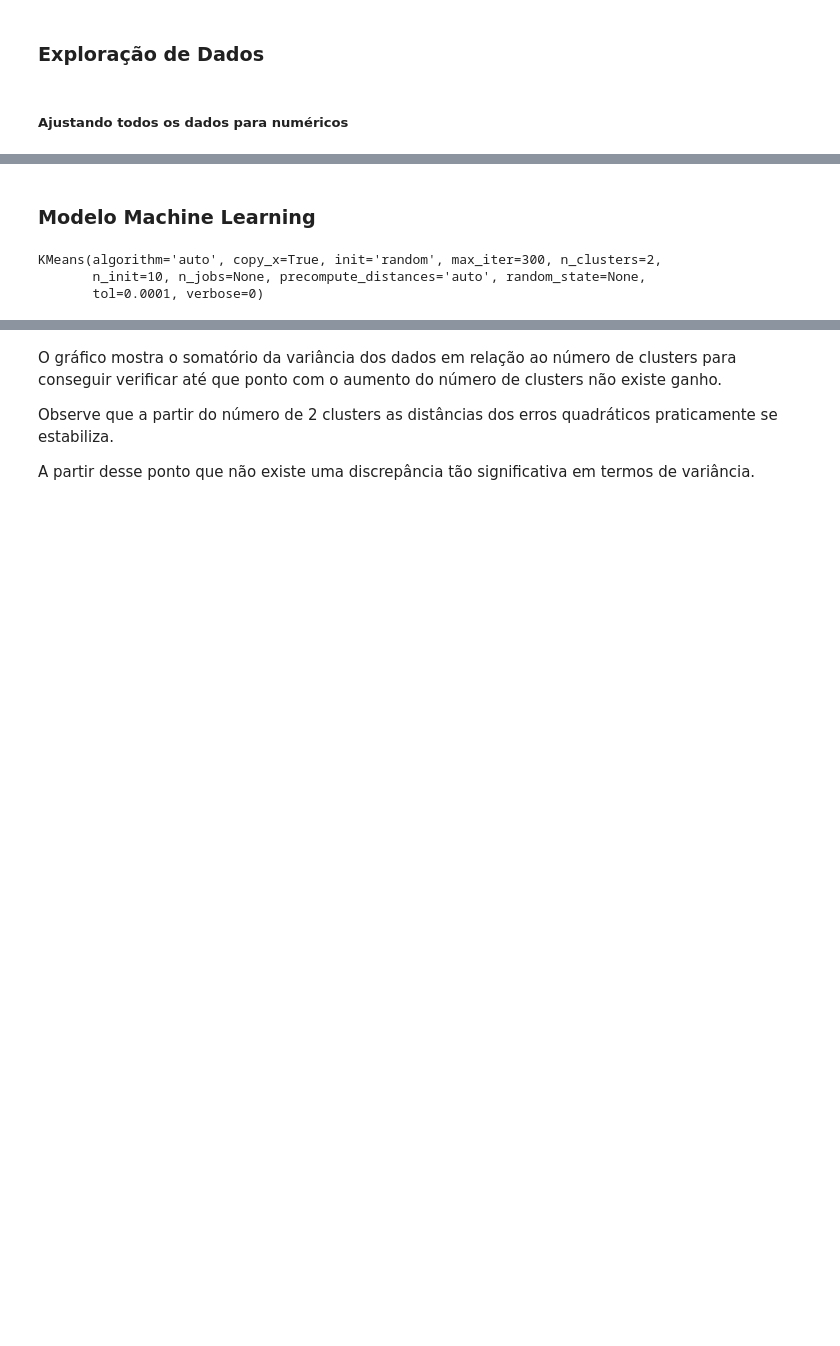
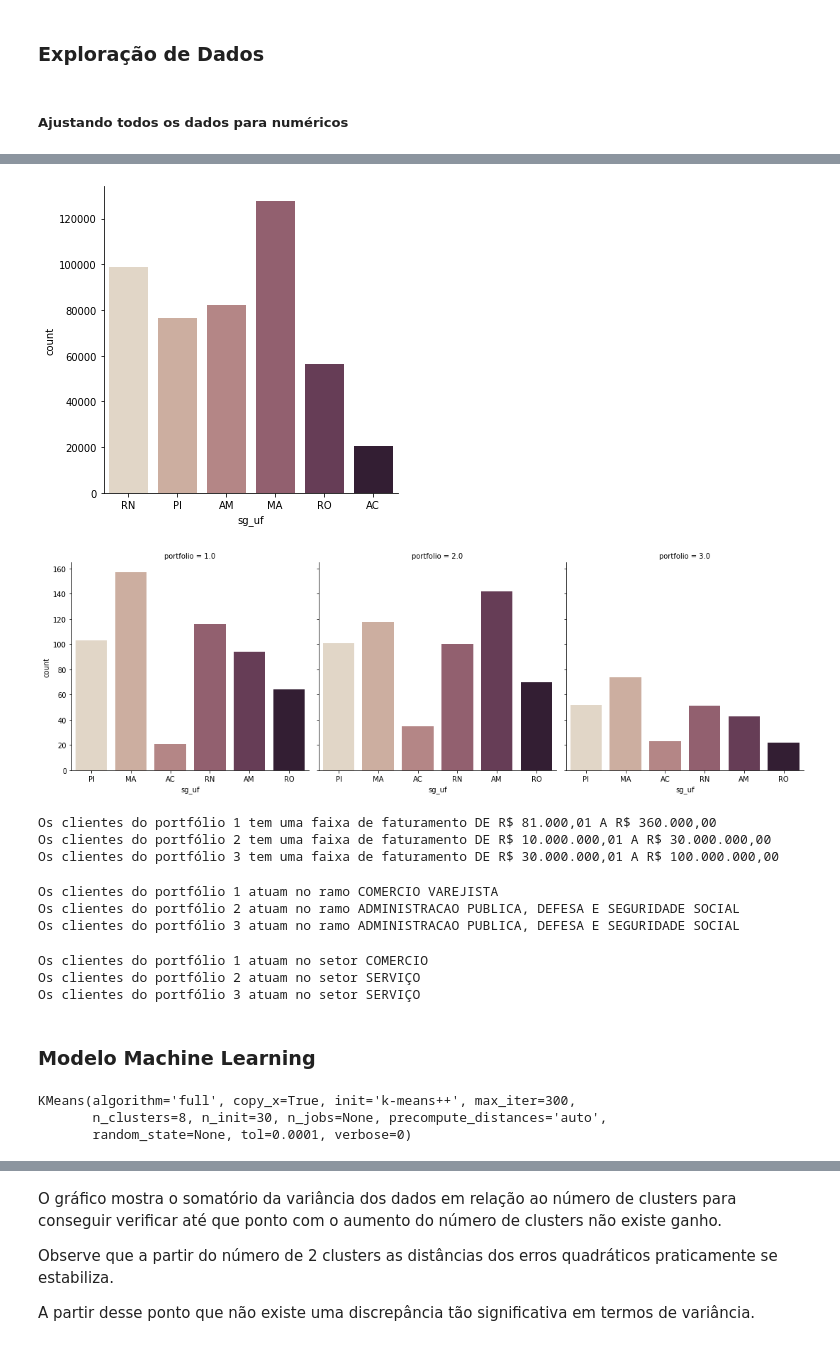
Before and after one commit to diasctiago/codenation, a Jupyter notebook: Desafio Final - Recomenda Leads/main.ipynb, the cells around one changed output, grey strips where cells are left out. Drawn from its saved outputs; the diff is of its cells as text; code cells hidden in the pictures; blank space fills up the shorter version.

```diff
--- a/Desafio Final - Recomenda Leads/main.ipynb
+++ b/Desafio Final - Recomenda Leads/main.ipynb
@@ -254,0 +272,8 @@ X = base.values
+# %%
+# Adicionando identificação dos portifólios
+df1['portfolio'] = 1
+df2['portfolio'] = 2
+df3['portfolio'] = 3
+# %%
+# Juntando os clientes
+df_clientes = df1.append(df2).append(df3)
@@ -255,2 +312,54 @@ X = base.values
+# %%
+df_uf = df[['sg_uf','portfolio']]
+
+sns.catplot(x="sg_uf",
+            kind="count",
+            palette="ch:.25",
+            data=df_uf.query('portfolio in (0,1,2,3)'));
+
+sns.catplot(x="sg_uf",
+            kind="count",
+            palette="ch:.25",
+            data=df_uf.query('portfolio in (1,2,3)'),
+            col="portfolio");
+# %% [output]
+[figure, added]
+[figure, added]
+# %%
+# Analisando a faixa de faturamento dos portfólios
+fat1 = df_p1['de_faixa_faturamento_estimado'].value_counts().index[0]
+fat2 = df_p2['de_faixa_faturamento_estimado'].value_counts().index[0]
+fat3 = df_p3['de_faixa_faturamento_estimado'].value_counts().index[0]
+print('Os clientes do portfólio 1 tem uma faixa de faturamento', fat1)
+print('Os clientes do portfólio 2 tem uma faixa de faturamento', fat2)
+print('Os clientes do portfólio 3 tem uma faixa de faturamento', fat3)
+# %% [output]
+Os clientes do portfólio 1 tem uma faixa de faturamento DE R$ 81.000,01 A R$ 360.000,00
+Os clientes do portfólio 2 tem uma faixa de faturamento DE R$ 10.000.000,01 A R$ 30.000.000,00
+Os clientes do portfólio 3 tem uma faixa de faturamento DE R$ 30.000.000,01 A R$ 100.000.000,00
+# %%
+# Analisando o ramo dos portfólios
+ramo1 = df_p1['de_ramo'].value_counts().index[0]
+ramo2 = df_p2['de_ramo'].value_counts().index[0]
+ramo3 = df_p3['de_ramo'].value_counts().index[0]
+print('Os clientes do portfólio 1 atuam no ramo', ramo1)
+print('Os clientes do portfólio 2 atuam no ramo', ramo2)
+print('Os clientes do portfólio 3 atuam no ramo', ramo3)
+# %% [output]
+Os clientes do portfólio 1 atuam no ramo COMERCIO VAREJISTA
+Os clientes do portfólio 2 atuam no ramo ADMINISTRACAO PUBLICA, DEFESA E SEGURIDADE SOCIAL
+Os clientes do portfólio 3 atuam no ramo ADMINISTRACAO PUBLICA, DEFESA E SEGURIDADE SOCIAL
+# %%
+# Analisando o setor dos portfólios
+setor1 = df_p1['setor'].value_counts().index[0]
+setor2 = df_p2['setor'].value_counts().index[0]
+setor3 = df_p3['setor'].value_counts().index[0]
+print('Os clientes do portfólio 1 atuam no setor', setor1)
+print('Os clientes do portfólio 2 atuam no setor', setor2)
+print('Os clientes do portfólio 3 atuam no setor', setor3)
+# %% [output]
+Os clientes do portfólio 1 atuam no setor COMERCIO
+Os clientes do portfólio 2 atuam no setor SERVIÇO
+Os clientes do portfólio 3 atuam no setor SERVIÇO
 # %% [markdown]
 ### Modelo Machine Learning
@@ -257,10 +370,10 @@ X = base.values
 # %%
-kmeans = KMeans(n_clusters = 2, init = 'random')
+kmeans = KMeans(n_clusters = 8, n_init=30, algorithm='full')
 kmeans.fit(X)
 # %% [output]
-KMeans(algorithm='auto', copy_x=True, init='random', max_iter=300, n_clusters=2,
-       n_init=10, n_jobs=None, precompute_distances='auto', random_state=None,
-       tol=0.0001, verbose=0)
+KMeans(algorithm='full', copy_x=True, init='k-means++', max_iter=300,
+       n_clusters=8, n_init=30, n_jobs=None, precompute_distances='auto',
+       random_state=None, tol=0.0001, verbose=0)
 # %%
 kmeans.cluster_centers_
 # %% [output]
```
Also changed, not shown: parts of 26 cells of this notebook.
